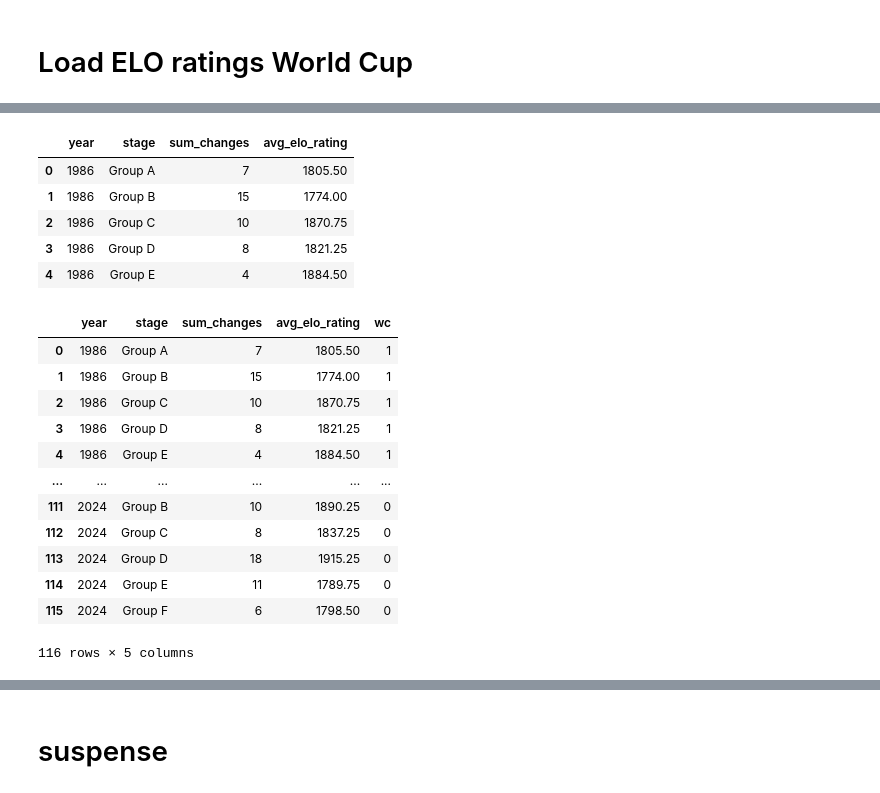
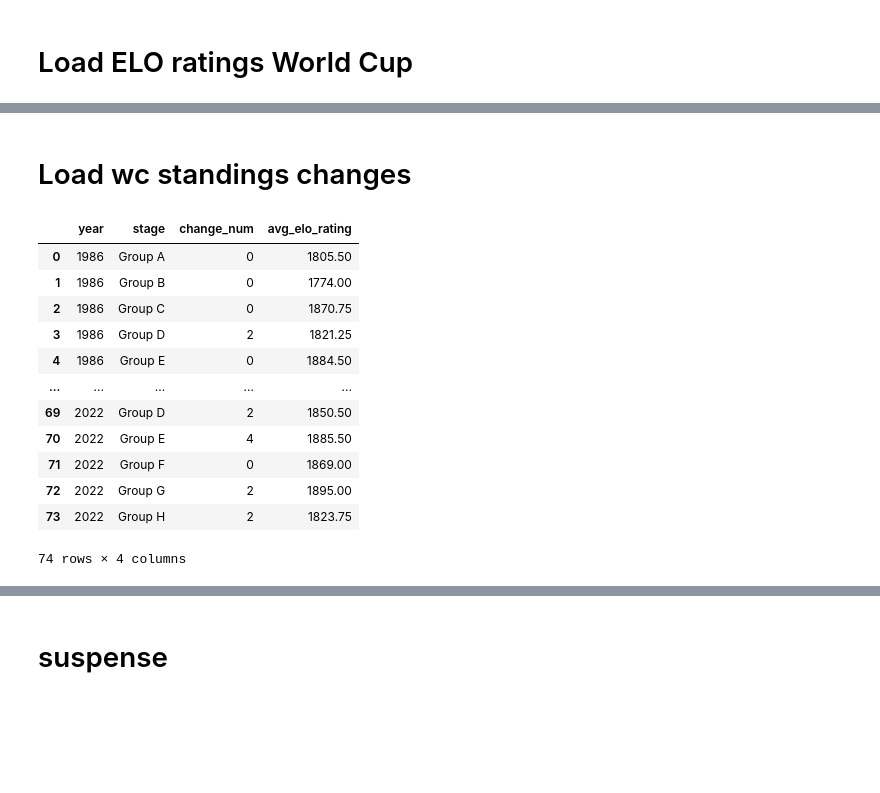
Before and after one commit to AEGDDI/tiebreak_wc, a Jupyter notebook: code/estimation/ttest.ipynb, the cells around one changed output, grey strips where cells are left out. Saved outputs shown, nothing was run; the diff lists cells and outputs as text; code cells hidden in the pictures; blank space fills up the shorter version.

```diff
--- a/code/estimation/ttest.ipynb
+++ b/code/estimation/ttest.ipynb
@@ -244,29 +207,63 @@ aggregated_df_wc = df_wc.groupby(['year', 'stage']).agg(
     sum_changes=('changes', 'sum'),
     avg_elo_rating=('elo_rating', 'mean')  # Calculate the average of elo_rating
 ).reset_index()
-aggregated_df_wc.head()
-# %% [output]
-|  | year | stage | sum_changes | avg_elo_rating |
-| 0 | 1986 | Group A | 7 | 1805.50 |
-| 1 | 1986 | Group B | 15 | 1774.00 |
-| 2 | 1986 | Group C | 10 | 1870.75 |
-| 3 | 1986 | Group D | 8 | 1821.25 |
-| 4 | 1986 | Group E | 4 | 1884.50 |
 # %%
 # Appending the datasets and adding the "wc" variable
 combined_df = pd.concat([aggregated_df_wc.assign(wc=1), aggregated_df_eu.assign(wc=0)], ignore_index=True)
-combined_df
-# %% [output]
-|  | year | stage | sum_changes | avg_elo_rating | wc |
-| 0 | 1986 | Group A | 7 | 1805.50 | 1 |
-| 1 | 1986 | Group B | 15 | 1774.00 | 1 |
-| 2 | 1986 | Group C | 10 | 1870.75 | 1 |
-| 3 | 1986 | Group D | 8 | 1821.25 | 1 |
-| 4 | 1986 | Group E | 4 | 1884.50 | 1 |
-| ... | ... | ... | ... | ... | ... |
-| 111 | 2024 | Group B | 10 | 1890.25 | 0 |
-| 112 | 2024 | Group C | 8 | 1837.25 | 0 |
-| 113 | 2024 | Group D | 18 | 1915.25 | 0 |
-| 114 | 2024 | Group E | 11 | 1789.75 | 0 |
-| 115 | 2024 | Group F | 6 | 1798.50 | 0 |
-116 rows × 5 columns
+# %% [markdown]
+# Load wc standings changes
+# %%
+
+ # Path to the dataset
+data_path = rf'C:\Users\{user}\Documents\GitHub\tiebreak_wc\data\out\kaggle\fifa\standings_wc_fifa_men.xlsx'
+
+# Read the dataset with a different encoding
+df_standings_wc = pd.read_excel(data_path)
+
+df_standings_wc = df_standings_wc.rename(columns={'group_name': 'stage'})
+# %%
+# List of columns to replace team names
+columns_to_replace = ['home_team', 'away_team', 'new_top_teams', '1st', '2nd', '3rd']
+
+# Dictionary of replacements
+replacements = {
+    "Republic of Ireland": "Ireland"
+}
+
+# Replace values in the specified columns
+for column in columns_to_replace:
+    df_standings_wc[column] = df_standings_wc[column].replace(replacements)
+
+# If 'new_top_teams' is a list-like column, you may need to apply replacement element-wise
+if 'new_top_teams' in columns_to_replace:
+    df_standings_wc['new_top_teams'] = df_standings_wc['new_top_teams'].apply(lambda teams: [replacements.get(team, team) for team in teams] if isinstance(teams, list) else teams)
+
+# Group by 'year' and 'stage' and keep the row with the maximum 'change_num'
+df_standings_wc_filtered = df_standings_wc.loc[df_standings_wc.groupby(['year', 'stage'])['change_num'].idxmax()]
+
+# Reset index for better readability (optional)
+df_standings_wc_filtered = df_standings_wc_filtered.reset_index(drop=True)
+# %%
+# Keep only the first three columns in df_standings_eu
+df_standings_wc_filtered = df_standings_wc_filtered.iloc[:, :3]
+
+# Drop the 'sum_changes' column from aggregated_df_eu before merging
+aggregated_df_wc_cleaned = aggregated_df_wc.drop(columns=['sum_changes'])
+
+# Merge the DataFrames on 'year' and 'stage'
+wc_standings = pd.merge(df_standings_wc_filtered, aggregated_df_wc_cleaned, on=['year', 'stage'], how='inner')
+display(wc_standings)
+# %% [output]
+|  | year | stage | change_num | avg_elo_rating |
+| 0 | 1986 | Group A | 0 | 1805.50 |
+| 1 | 1986 | Group B | 0 | 1774.00 |
+| 2 | 1986 | Group C | 0 | 1870.75 |
+| 3 | 1986 | Group D | 2 | 1821.25 |
+| 4 | 1986 | Group E | 0 | 1884.50 |
+| ... | ... | ... | ... | ... |
+| 69 | 2022 | Group D | 2 | 1850.50 |
+| 70 | 2022 | Group E | 4 | 1885.50 |
+| 71 | 2022 | Group F | 0 | 1869.00 |
+| 72 | 2022 | Group G | 2 | 1895.00 |
+| 73 | 2022 | Group H | 2 | 1823.75 |
+74 rows × 4 columns
```
Also changed, not shown: parts of 11 cells of this notebook, 2 other files.
